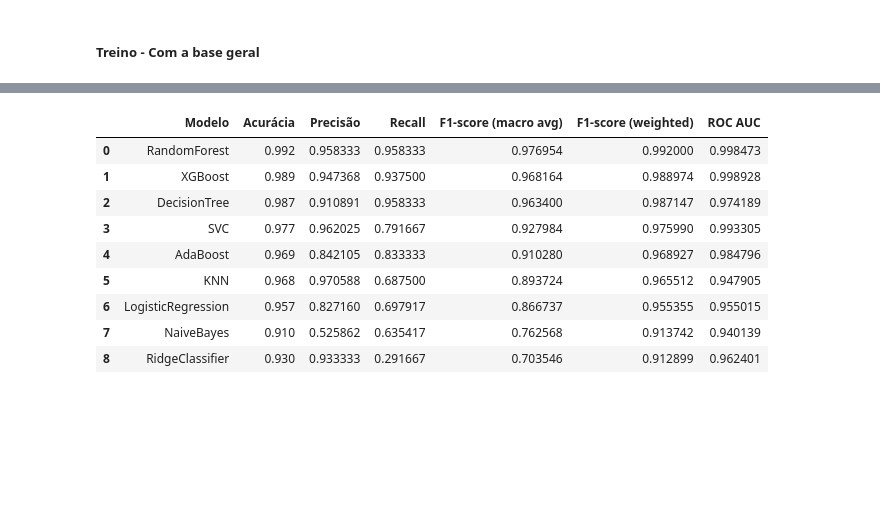
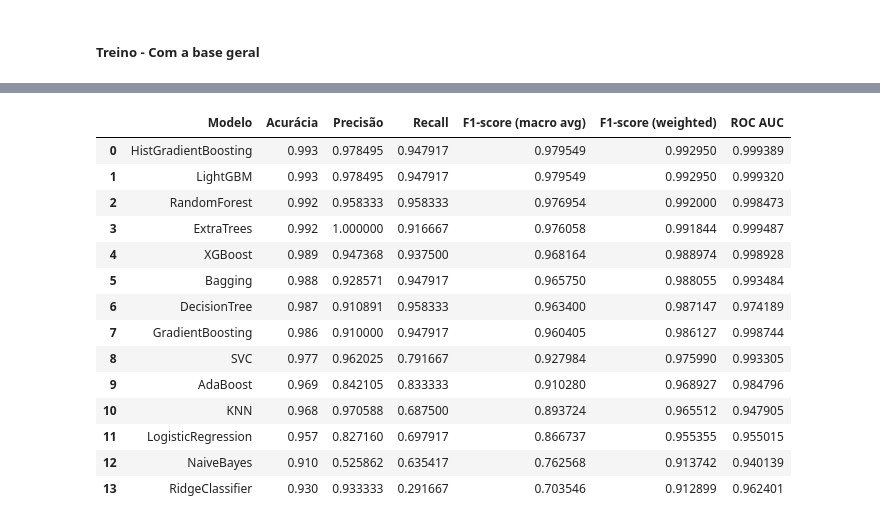
Before and after one commit to milenoepifanio/Analise_Classificacao_Churn, a Jupyter notebook: scr/Models.ipynb, the cells around one changed output, grey strips where cells are left out. Drawn from its saved outputs; the diff is of its cells as text; code cells hidden in the pictures; blank space fills up the shorter version.

Commit message:
uploading models_23_05_25

```diff
--- a/scr/Models.ipynb
+++ b/scr/Models.ipynb
@@ -103,29 +103,33 @@ models = {
     'AdaBoost': AdaBoostClassifier(random_state=42),
     'RandomForest': RandomForestClassifier(random_state=42),
     'XGBoost': XGBClassifier(use_label_encoder=False, eval_metric='logloss', random_state=42),
-
     'SVC': SVC(probability=True, random_state=42),
     'NaiveBayes': GaussianNB(),
-    'RidgeClassifier': RidgeClassifier(random_state=42)
+    'RidgeClassifier': RidgeClassifier(random_state=42),
+    'GradientBoosting': GradientBoostingClassifier(random_state=42),
+    'HistGradientBoosting': HistGradientBoostingClassifier(random_state=42),
+    'ExtraTrees': ExtraTreesClassifier(random_state=42),
+    'Bagging': BaggingClassifier(random_state=42),
+    'LightGBM': LGBMClassifier(random_state=42)
 }
 
 paleta = sns.color_palette('YlGnBu_d')
 
-
-# Loop para treinar e avaliar todos os modelos
 for model_name, model in models.items():
     pipeline = Pipeline(steps=[('classifier', model)])
 
     pipeline.fit(X_train, y_train)
     y_pred = pipeline.predict(X_test)
 
-    # Alguns modelos não possuem predict_proba (como RidgeClassifier)
+    # Geração de probabilidades
     if hasattr(pipeline.named_steps['classifier'], "predict_proba"):
         y_pred_proba = pipeline.predict_proba(X_test)[:, 1]
-    else:
-        # Alternativa para gerar "probabilidades" via decision_function normalizada
+    elif hasattr(pipeline.named_steps['classifier'], "decision_function"):
         scores = pipeline.decision_function(X_test)
         y_pred_proba = (scores - scores.min()) / (scores.max() - scores.min())
+    else:
+        print(f'{model_name} não possui método de predição de probabilidade. Pulando ROC/AUC.')
+        continue  # Pula o restante do loop para modelos sem suporte
 
     print(f'🔍 {model_name} \n{classification_report(y_test, y_pred)}')
     print(f'ROC AUC score: {roc_auc_score(y_test, y_pred_proba):.4f}')
@@ -133,13 +137,11 @@ for model_name, model in models.items():
     fig, ax = plt.subplots(1, 3, figsize=(12, 4))
     plt.suptitle(f'Métricas para o modelo {model_name}')
 
-    # Matriz de Confusão
     ConfusionMatrixDisplay.from_predictions(y_test, y_pred, cmap='YlGnBu', colorbar=False, ax=ax[0])
     ax[0].set_title('Matriz de Confusão - Teste', fontsize=10)
     ax[0].set_xlabel('Predito')
     ax[0].set_ylabel('Real')
 
-    # Curva ROC
     fpr, tpr, _ = roc_curve(y_test, y_pred_proba)
     roc_auc = roc_auc_score(y_test, y_pred_proba)
     ax[1].plot(fpr, tpr, label=f'AUC = {roc_auc:.2f}', color=paleta[4])
@@ -150,7 +152,6 @@ for model_name, model in models.items():
     ax[1].legend(loc='lower right')
     ax[1].grid(alpha=0.25)
 
-    # Curva Precisão-Recall
     precision, recall, _ = precision_recall_curve(y_test, y_pred_proba)
     ax[2].plot(recall, precision, label='Precision-Recall', color=paleta[4])
     ax[2].set_title('Curva Precisão-Recall', fontsize=10)
@@ -242,12 +243,16 @@ models = {
     'KNN': KNeighborsClassifier(),
     'AdaBoost': AdaBoostClassifier(random_state=42),
     'RandomForest': RandomForestClassifier(random_state=42),
-    'XGBoost': xgb.XGBClassifier(use_label_encoder=False, eval_metric='logloss', random_state=42),
+    'XGBoost': XGBClassifier(use_label_encoder=False, eval_metric='logloss', random_state=42),
     'SVC': SVC(probability=True, random_state=42),
     'NaiveBayes': GaussianNB(),
-    'RidgeClassifier': RidgeClassifier(random_state=42)
+    'RidgeClassifier': RidgeClassifier(random_state=42),
+    'GradientBoosting': GradientBoostingClassifier(random_state=42),
+    'HistGradientBoosting': HistGradientBoostingClassifier(random_state=42),
+    'ExtraTrees': ExtraTreesClassifier(random_state=42),
+    'Bagging': BaggingClassifier(random_state=42),
+    'LightGBM': LGBMClassifier(random_state=42)
 }
-
 resumo_metricas = []
 
 for model_name, model in models.items():
@@ -281,13 +304,18 @@ df_metricas
 |  | Modelo | Acurácia | Precisão | Recall | F1-score (macro avg) | F1-score (weighted) | ROC AUC |
-| 0 | RandomForest | 0.992 | 0.958333 | 0.958333 | 0.976954 | 0.992000 | 0.998473 |
-| 1 | XGBoost | 0.989 | 0.947368 | 0.937500 | 0.968164 | 0.988974 | 0.998928 |
-| 2 | DecisionTree | 0.987 | 0.910891 | 0.958333 | 0.963400 | 0.987147 | 0.974189 |
-| 3 | SVC | 0.977 | 0.962025 | 0.791667 | 0.927984 | 0.975990 | 0.993305 |
-| 4 | AdaBoost | 0.969 | 0.842105 | 0.833333 | 0.910280 | 0.968927 | 0.984796 |
-| 5 | KNN | 0.968 | 0.970588 | 0.687500 | 0.893724 | 0.965512 | 0.947905 |
-| 6 | LogisticRegression | 0.957 | 0.827160 | 0.697917 | 0.866737 | 0.955355 | 0.955015 |
-| 7 | NaiveBayes | 0.910 | 0.525862 | 0.635417 | 0.762568 | 0.913742 | 0.940139 |
-| 8 | RidgeClassifier | 0.930 | 0.933333 | 0.291667 | 0.703546 | 0.912899 | 0.962401 |
+| 0 | HistGradientBoosting | 0.993 | 0.978495 | 0.947917 | 0.979549 | 0.992950 | 0.999389 |
+| 1 | LightGBM | 0.993 | 0.978495 | 0.947917 | 0.979549 | 0.992950 | 0.999320 |
+| 2 | RandomForest | 0.992 | 0.958333 | 0.958333 | 0.976954 | 0.992000 | 0.998473 |
+| 3 | ExtraTrees | 0.992 | 1.000000 | 0.916667 | 0.976058 | 0.991844 | 0.999487 |
+| 4 | XGBoost | 0.989 | 0.947368 | 0.937500 | 0.968164 | 0.988974 | 0.998928 |
+| 5 | Bagging | 0.988 | 0.928571 | 0.947917 | 0.965750 | 0.988055 | 0.993484 |
+| 6 | DecisionTree | 0.987 | 0.910891 | 0.958333 | 0.963400 | 0.987147 | 0.974189 |
+| 7 | GradientBoosting | 0.986 | 0.910000 | 0.947917 | 0.960405 | 0.986127 | 0.998744 |
+| 8 | SVC | 0.977 | 0.962025 | 0.791667 | 0.927984 | 0.975990 | 0.993305 |
+| 9 | AdaBoost | 0.969 | 0.842105 | 0.833333 | 0.910280 | 0.968927 | 0.984796 |
+| 10 | KNN | 0.968 | 0.970588 | 0.687500 | 0.893724 | 0.965512 | 0.947905 |
+| 11 | LogisticRegression | 0.957 | 0.827160 | 0.697917 | 0.866737 | 0.955355 | 0.955015 |
+| 12 | NaiveBayes | 0.910 | 0.525862 | 0.635417 | 0.762568 | 0.913742 | 0.940139 |
+| 13 | RidgeClassifier | 0.930 | 0.933333 | 0.291667 | 0.703546 | 0.912899 | 0.962401 |
 # %% [markdown]
 ### Resumo dos Modelos Avaliados
 
```
Also changed, not shown: parts of 15 cells of this notebook, 1 other file.
